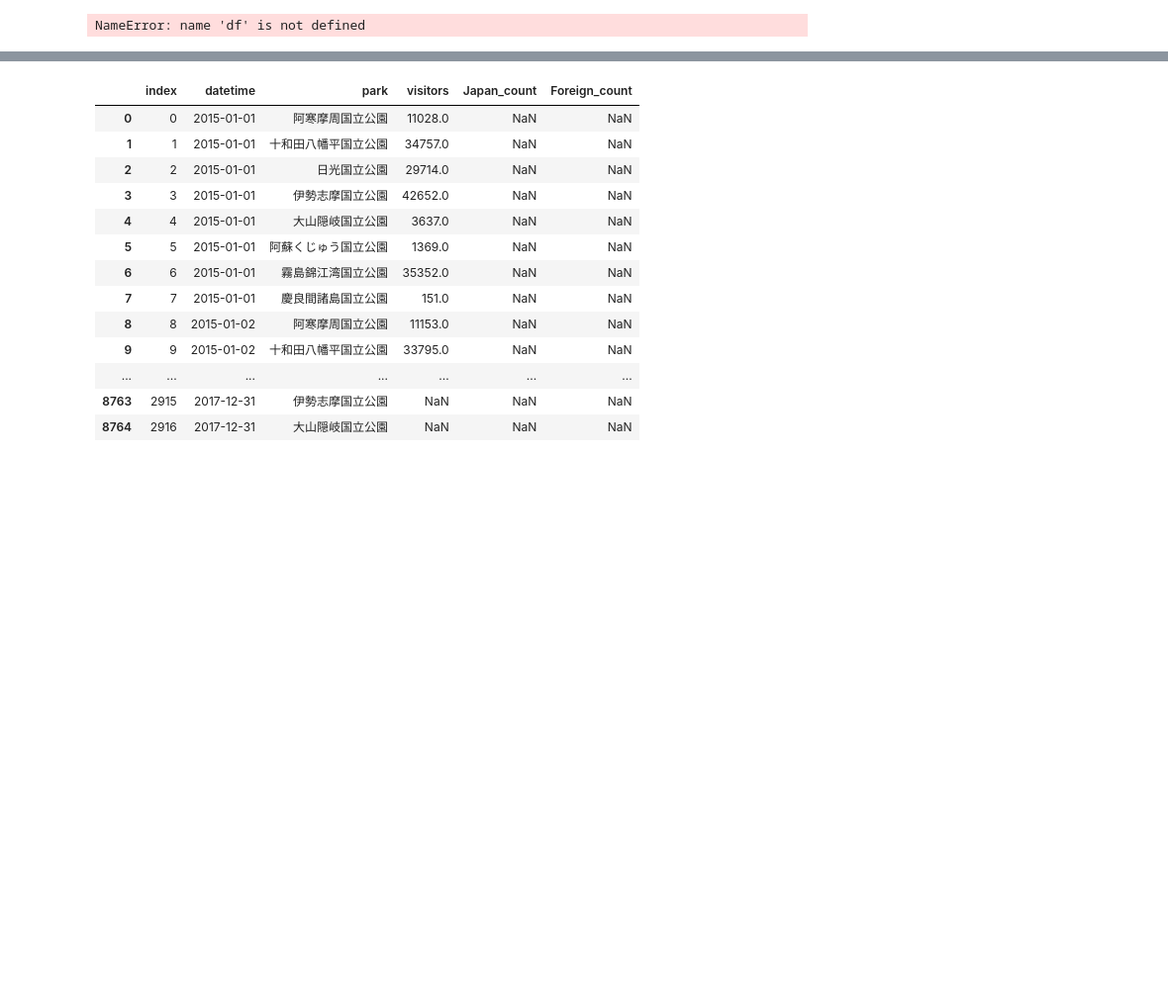
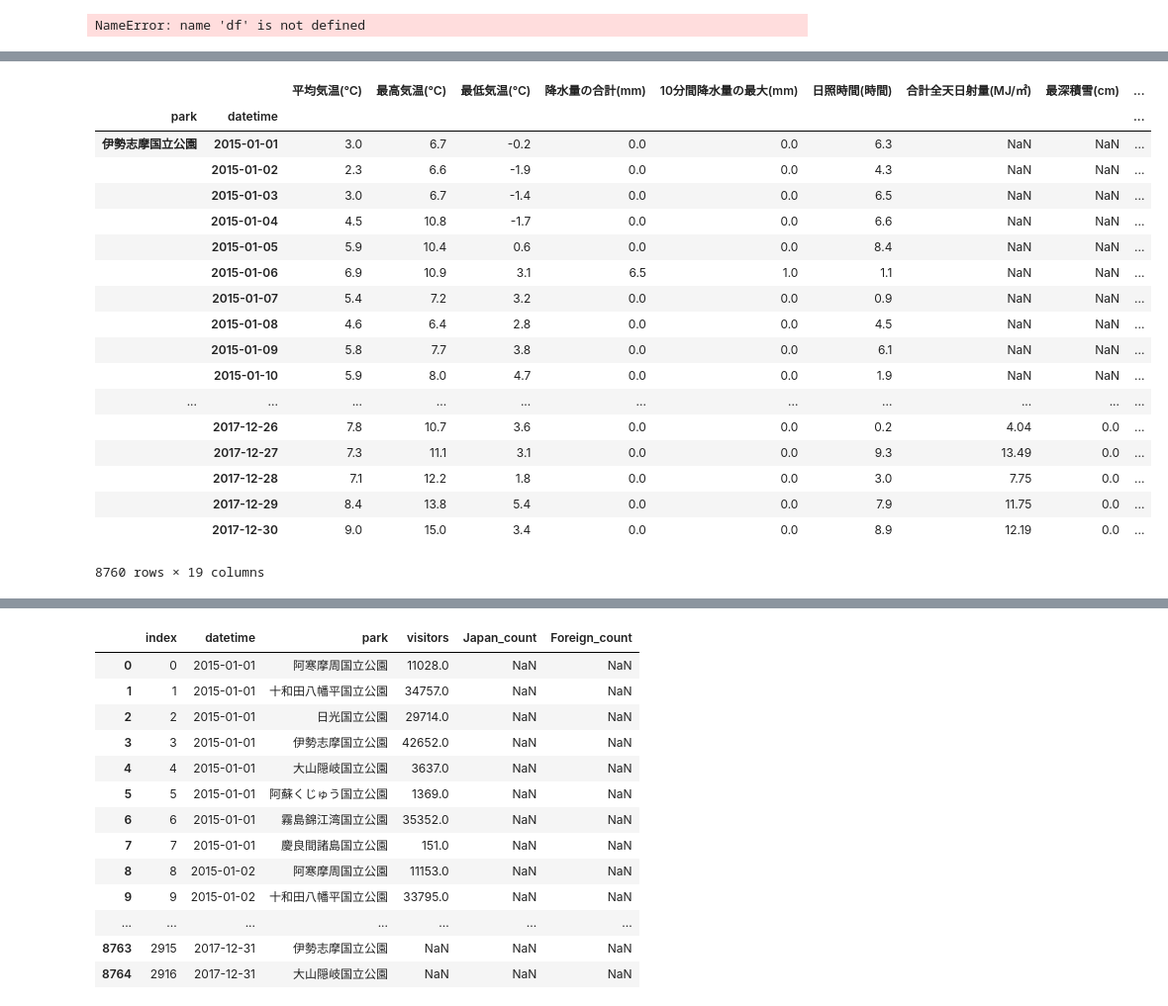
Before and after one commit to Hesene/National-Parks, a Jupyter notebook: src/EDA.ipynb, the cells around one changed output, grey strips where cells are left out. Shown: that part at 99% size. Cells and saved outputs as stored; diff of their text form; code cells hidden in the pictures; blank space fills up the shorter version.

```diff
--- a/src/EDA.ipynb
+++ b/src/EDA.ipynb
@@ -438,0 +351,22 @@ df['datetime'] = pd.to_datetime(df['datetime'])
+# %%
+weather[feats].groupby(['park', 'datetime']).mean()
+# %% [output]
+|  |  | 平均気温(℃) | 最高気温(℃) | 最低気温(℃) | 降水量の合計(mm) | 10分間降水量の最大(mm) | 日照時間(時間) | 合計全天日射量(MJ/㎡) | 最深積雪(cm) | ... |
+| park | datetime |  |  |  |  |  |  |  |  | ... |
+| 伊勢志摩国立公園 | 2015-01-01 | 3.0 | 6.7 | -0.2 | 0.0 | 0.0 | 6.3 | NaN | NaN | ... |
+|  | 2015-01-02 | 2.3 | 6.6 | -1.9 | 0.0 | 0.0 | 4.3 | NaN | NaN | ... |
+|  | 2015-01-03 | 3.0 | 6.7 | -1.4 | 0.0 | 0.0 | 6.5 | NaN | NaN | ... |
+|  | 2015-01-04 | 4.5 | 10.8 | -1.7 | 0.0 | 0.0 | 6.6 | NaN | NaN | ... |
+|  | 2015-01-05 | 5.9 | 10.4 | 0.6 | 0.0 | 0.0 | 8.4 | NaN | NaN | ... |
+|  | 2015-01-06 | 6.9 | 10.9 | 3.1 | 6.5 | 1.0 | 1.1 | NaN | NaN | ... |
+|  | 2015-01-07 | 5.4 | 7.2 | 3.2 | 0.0 | 0.0 | 0.9 | NaN | NaN | ... |
+|  | 2015-01-08 | 4.6 | 6.4 | 2.8 | 0.0 | 0.0 | 4.5 | NaN | NaN | ... |
+|  | 2015-01-09 | 5.8 | 7.7 | 3.8 | 0.0 | 0.0 | 6.1 | NaN | NaN | ... |
+|  | 2015-01-10 | 5.9 | 8.0 | 4.7 | 0.0 | 0.0 | 1.9 | NaN | NaN | ... |
+| ... | ... | ... | ... | ... | ... | ... | ... | ... | ... | ... |
+|  | 2017-12-26 | 7.8 | 10.7 | 3.6 | 0.0 | 0.0 | 0.2 | 4.04 | 0.0 | ... |
+|  | 2017-12-27 | 7.3 | 11.1 | 3.1 | 0.0 | 0.0 | 9.3 | 13.49 | 0.0 | ... |
+|  | 2017-12-28 | 7.1 | 12.2 | 1.8 | 0.0 | 0.0 | 3.0 | 7.75 | 0.0 | ... |
+|  | 2017-12-29 | 8.4 | 13.8 | 5.4 | 0.0 | 0.0 | 7.9 | 11.75 | 0.0 | ... |
+|  | 2017-12-30 | 9.0 | 15.0 | 3.4 | 0.0 | 0.0 | 8.9 | 12.19 | 0.0 | ... |
+8760 rows × 19 columns
```
Also changed, not shown: parts of 17 cells of this notebook, 4 other files.
